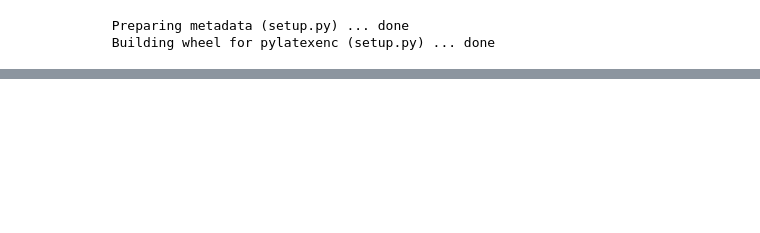
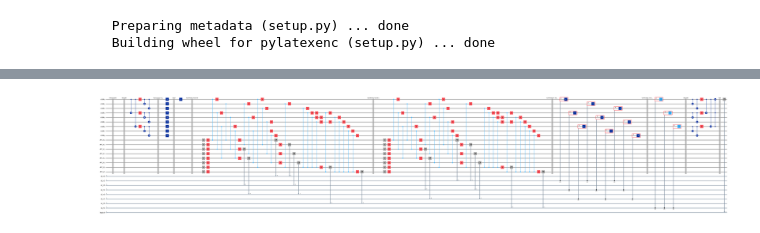
Before and after one commit to irajamuller/error_corrections, a Jupyter notebook: UA3_UA4_Estabilizadores_Shor_Code_Ruido_Medida.ipynb, the cells around one changed output, grey strips where cells are left out. Saved outputs shown, nothing was run; the diff lists cells and outputs as text; code cells hidden in the pictures; blank space fills up the shorter version.

```diff
--- a/UA3_UA4_Estabilizadores_Shor_Code_Ruido_Medida.ipynb
+++ b/UA3_UA4_Estabilizadores_Shor_Code_Ruido_Medida.ipynb
@@ -399,3 +412,5 @@ if __name__ == '__main__':
 # %%
-qc_demo = create_circuit(psi='0', errors=[(0, 'X')], num_rounds=2)
+qc = create_circuit(psi='0', errors=[(0, 'X')], num_rounds=2)
 qc.draw('mpl', fold=-1)
+# %% [output]
+[figure, added]
```
Also changed, not shown: parts of 1 cell of this notebook.
